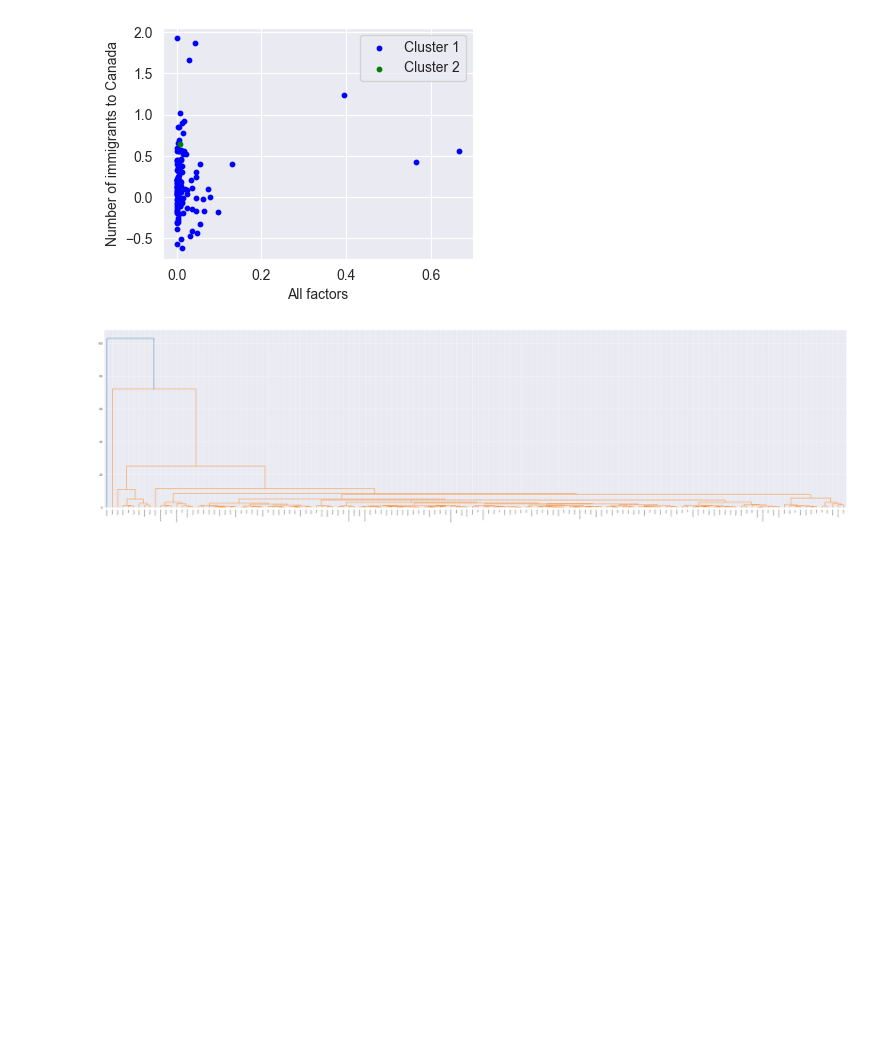
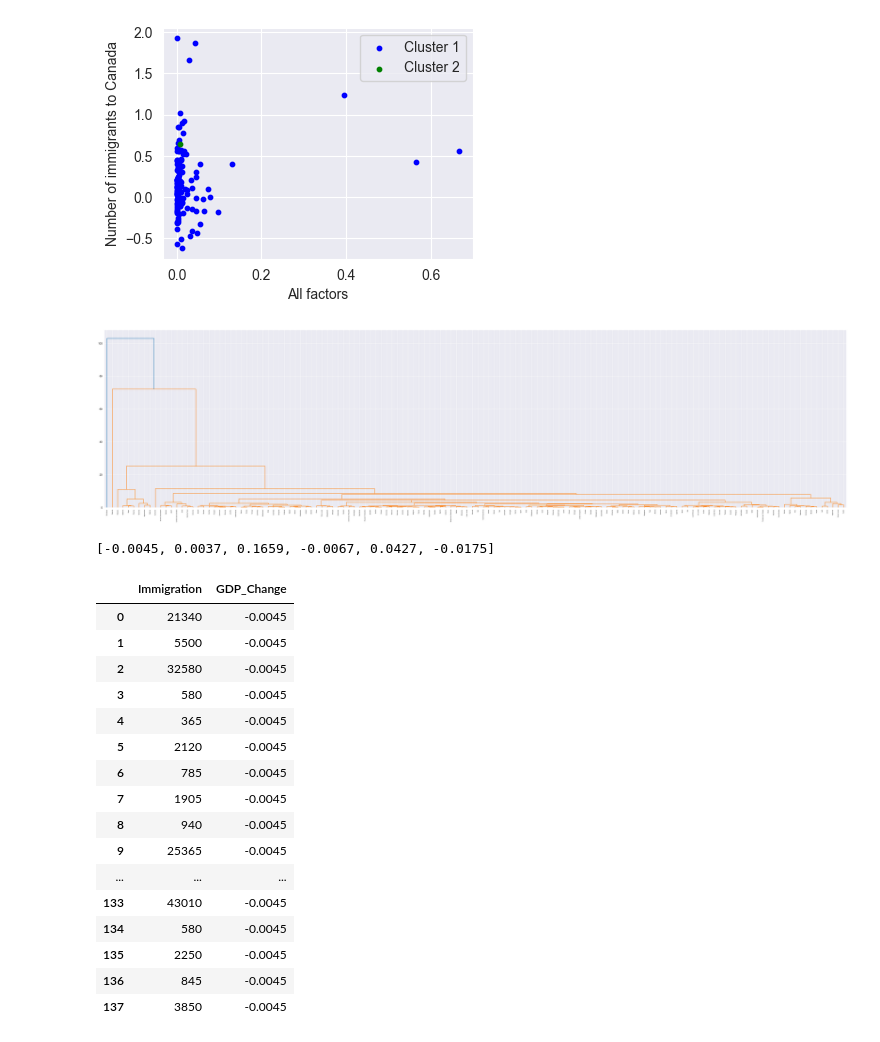
Before and after one commit to Hongwei-Z/CanadianImmigrationStudy, a Jupyter notebook: Main.ipynb, the cells around one changed output. Cells and saved outputs as stored; diff of their text form; code cells hidden in the pictures; blank space fills up the shorter version.

Commit message:
create the second dataset

```diff
--- a/Main.ipynb
+++ b/Main.ipynb
@@ -339,3 +347,35 @@ plt.figure(figsize=(50, 12))
 dend=sch.dendrogram(sch.linkage(comb_data,method='ward'), labels=a)
 # %% [output]
 [figure]
+# %%
+cg = pd.read_csv("Datasets/gdp.csv", skiprows=39, nrows=1, usecols=[55, 65]).to_numpy()
+cl = pd.read_csv("Datasets/life.csv", skiprows=39, nrows=1, usecols=[55, 64]).to_numpy()
+ci = pd.read_csv("Datasets/inflation.csv", skiprows=39, nrows=1, usecols=[55, 65]).to_numpy()
+cu = pd.read_csv("Datasets/unemployment.csv", skiprows=39, nrows=1, usecols=[55, 65]).to_numpy()
+ch = pd.read_csv("Datasets/health.csv", skiprows=39, nrows=1, usecols=[55, 63]).to_numpy()
+ce = pd.read_csv("Datasets/education.csv", skiprows=39, nrows=1, usecols=[55, 64]).to_numpy()
+c_rate = [increase_rate(cg[0][0], cg[0][1]), increase_rate(cl[0][0], cl[0][1]), increase_rate(ci[0][0], ci[0][1]), increase_rate(cu[0][0], cu[0][1]), increase_rate(ch[0][0], ch[0][1]), increase_rate(ce[0][0], ce[0][1])]
+c_rate
+# %% [output]
+[-0.0045, 0.0037, 0.1659, -0.0067, 0.0427, -0.0175]
+# %%
+canada_data = pd.DataFrame({'Immigration':b, 'GDP_Change':c_rate[0]})
+canada_data
+# %% [output]
+|  | Immigration | GDP_Change |
+| 0 | 21340 | -0.0045 |
+| 1 | 5500 | -0.0045 |
+| 2 | 32580 | -0.0045 |
+| 3 | 580 | -0.0045 |
+| 4 | 365 | -0.0045 |
+| 5 | 2120 | -0.0045 |
+| 6 | 785 | -0.0045 |
+| 7 | 1905 | -0.0045 |
+| 8 | 940 | -0.0045 |
+| 9 | 25365 | -0.0045 |
+| ... | ... | ... |
+| 133 | 43010 | -0.0045 |
+| 134 | 580 | -0.0045 |
+| 135 | 2250 | -0.0045 |
+| 136 | 845 | -0.0045 |
+| 137 | 3850 | -0.0045 |
```
Also changed, not shown: parts of 2 cells of this notebook.
